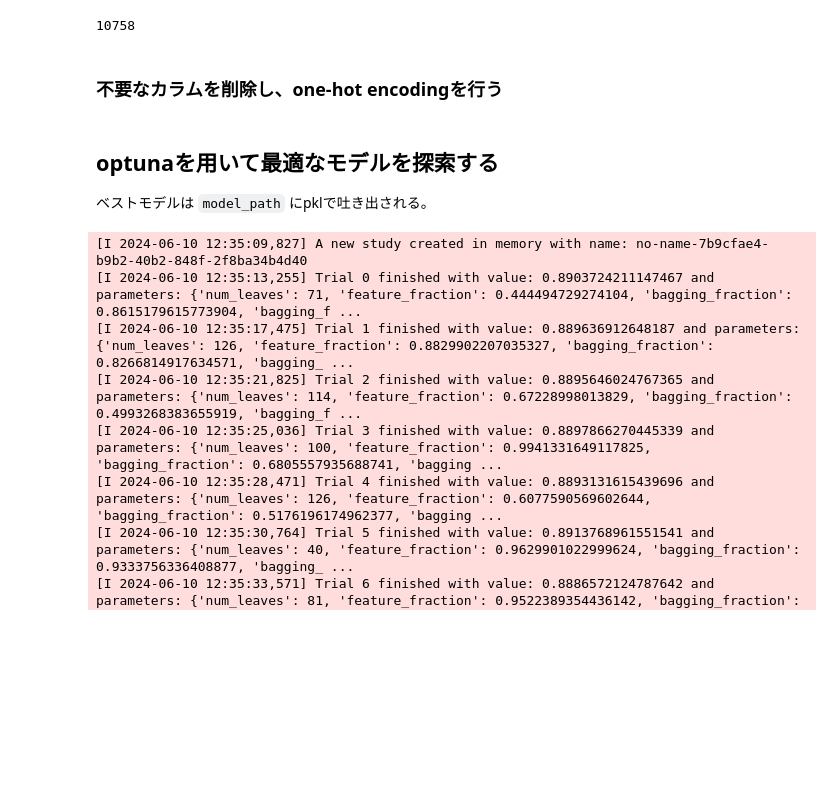
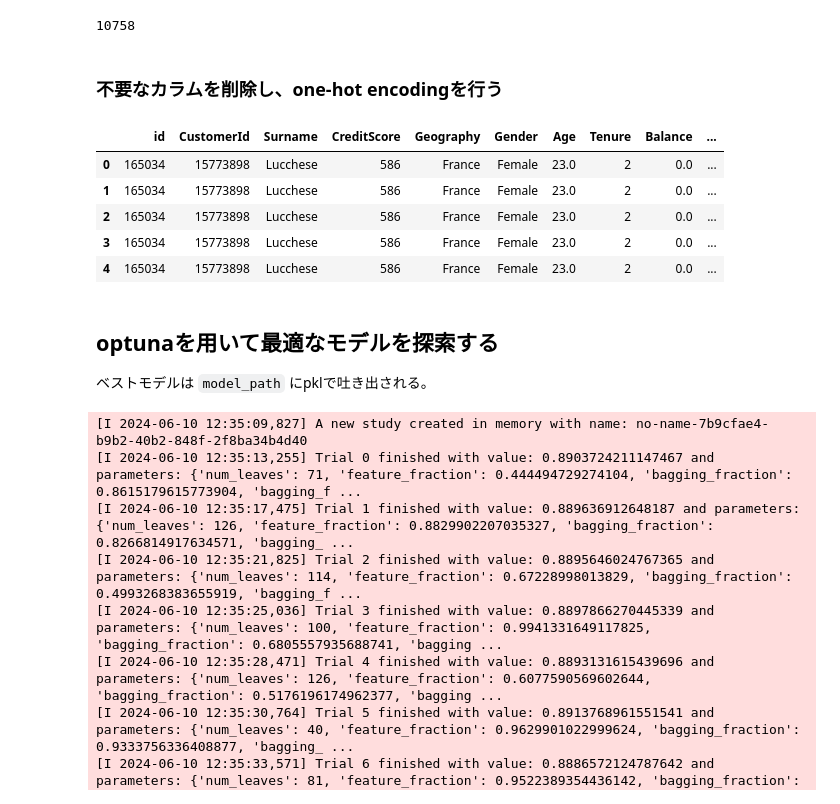
Before and after one commit to Daku-on/TDSE_competition_0, a Jupyter notebook: src/005_LightGBM_with_target_encoding.ipynb, the cells around one changed output. Saved outputs shown, nothing was run; the diff lists cells and outputs as text; code cells hidden in the pictures; blank space fills up the shorter version.

Commit message:
add CustomerId_Kfold_Target_Enc to test_df

```diff
--- a/src/005_LightGBM_with_target_encoding.ipynb
+++ b/src/005_LightGBM_with_target_encoding.ipynb
@@ -200,4 +200,18 @@ X_train_df = pd.get_dummies(
 )
 # 目的変数
 y_train_df = new_train_df[TARGET_COULMN_NAME]
+# %%
+# テストデータの読み込み
+test_df =  pd.read_csv("../input/tdse-inclass-competition-0/test.csv")
+# CustomerIdを使ってtrainの"CustomerId_Kfold_Target_Enc"を持ってくる
+new_test_df = pd.merge(test_df, new_train_df[["CustomerId", "CustomerId_Kfold_Target_Enc"]], on="CustomerId")
+# %%
+new_test_df.head()
+# %% [output]
+|  | id | CustomerId | Surname | CreditScore | Geography | Gender | Age | Tenure | Balance | ... |
+| 0 | 165034 | 15773898 | Lucchese | 586 | France | Female | 23.0 | 2 | 0.0 | ... |
+| 1 | 165034 | 15773898 | Lucchese | 586 | France | Female | 23.0 | 2 | 0.0 | ... |
+| 2 | 165034 | 15773898 | Lucchese | 586 | France | Female | 23.0 | 2 | 0.0 | ... |
+| 3 | 165034 | 15773898 | Lucchese | 586 | France | Female | 23.0 | 2 | 0.0 | ... |
+| 4 | 165034 | 15773898 | Lucchese | 586 | France | Female | 23.0 | 2 | 0.0 | ... |
 # %%
```
Also changed, not shown: parts of 2 cells of this notebook.
